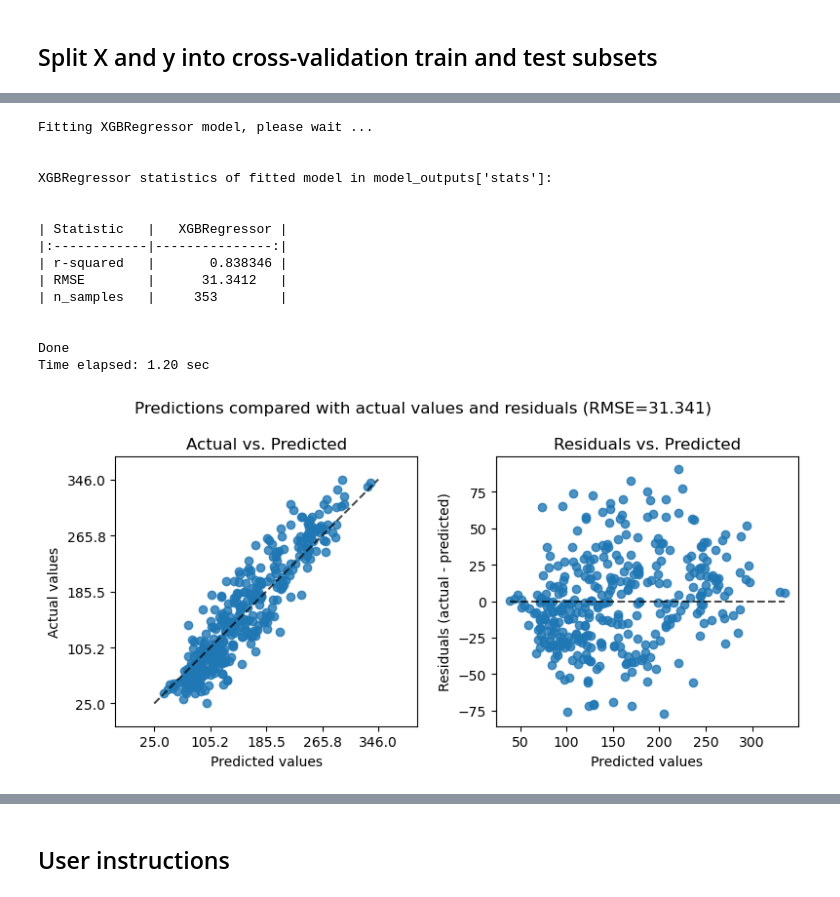
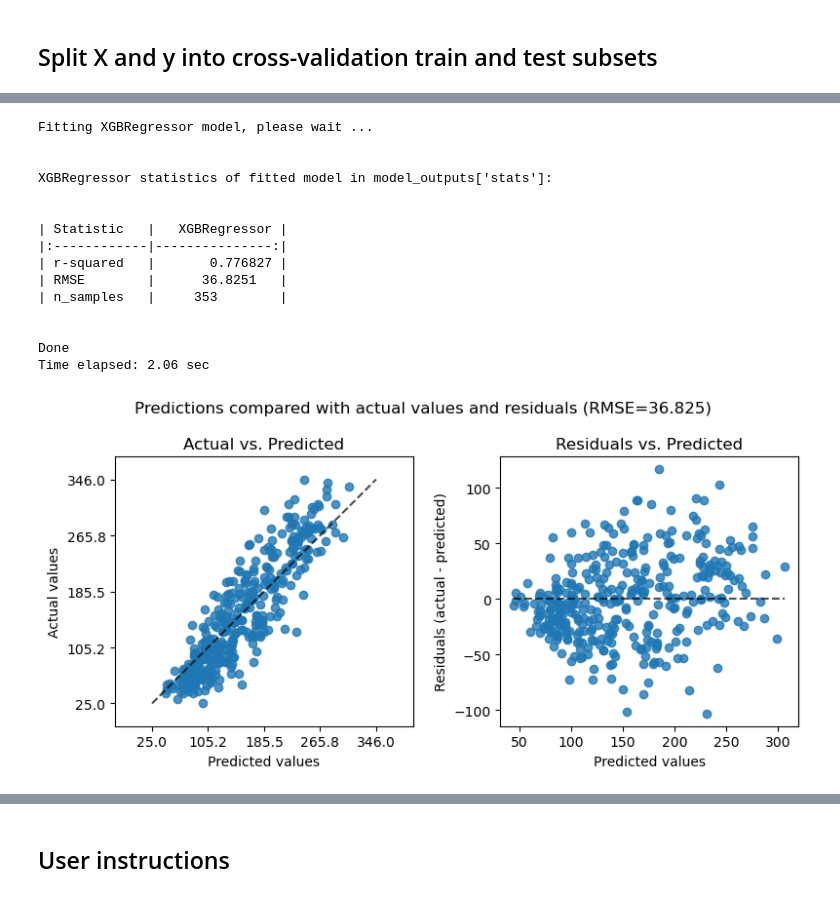
Before and after one commit to gjpelletier/MLRegression, a Jupyter notebook: Example_XGBoost.ipynb, the cells around one changed output, grey strips where cells are left out. Saved outputs shown, nothing was run; the diff lists cells and outputs as text; code cells hidden in the pictures.

```diff
--- a/Example_XGBoost.ipynb
+++ b/Example_XGBoost.ipynb
@@ -37,33 +43,35 @@ X_train, X_test, y_train, y_test = train_test_split(X, y, test_size=0.2, random_
-# %%
-from MLRegression import xgb
-train_model, train_output = xgb(X_train, y_train,
-    learning_rate=.1,
-    n_estimators=100,
-    max_depth=3,
-    min_child_weight=0,
-    gamma=0,
-    subsample=0.7,
-    colsample_bytree=0.7,
-    objective='reg:squarederror',
-    scale_pos_weight=1,
-    random_state=42,
-    reg_alpha=1)
-# %% [output]
-Fitting XGBRegressor model, please wait ...
-
-
-XGBRegressor statistics of fitted model in model_outputs['stats']:
-
-
-| Statistic   |   XGBRegressor |
-|:------------|---------------:|
-| r-squared   |       0.838346 |
-| RMSE        |      31.3412   |
-| n_samples   |     353        |
-
-
-Done
-Time elapsed: 1.20 sec
-[figure, removed]
+# %%
+# Specify the kwargs dictionary of hyper-parameters for XGBoost:
+kwargs= {
+    'learning_rate': 0.018400177415580518,
+    'max_depth': 8,
+    'min_child_weight': 10,
+    'subsample': 0.5236808023845354,
+    'colsample_bytree': 0.5268969889241958,
+    'gamma': 1.7130314557775375,
+    'reg_lambda': 7.954791893523072,
+    'alpha': 8.554180870219792,
+    'n_estimators': 423}
+
+# Run XGBoost with the training data
+from MLRegression import xgb
+train_model, train_output = xgb(X_train, y_train, **kwargs)
+# %% [output]
+Fitting XGBRegressor model, please wait ...
+
+
+XGBRegressor statistics of fitted model in model_outputs['stats']:
+
+
+| Statistic   |   XGBRegressor |
+|:------------|---------------:|
+| r-squared   |       0.776827 |
+| RMSE        |      36.8251   |
+| n_samples   |     353        |
+
+
+Done
+Time elapsed: 2.06 sec
+[figure, added]
 # %% [markdown]
 ## Test the model with the testing data subset
```
Also changed, not shown: parts of 6 cells of this notebook.
